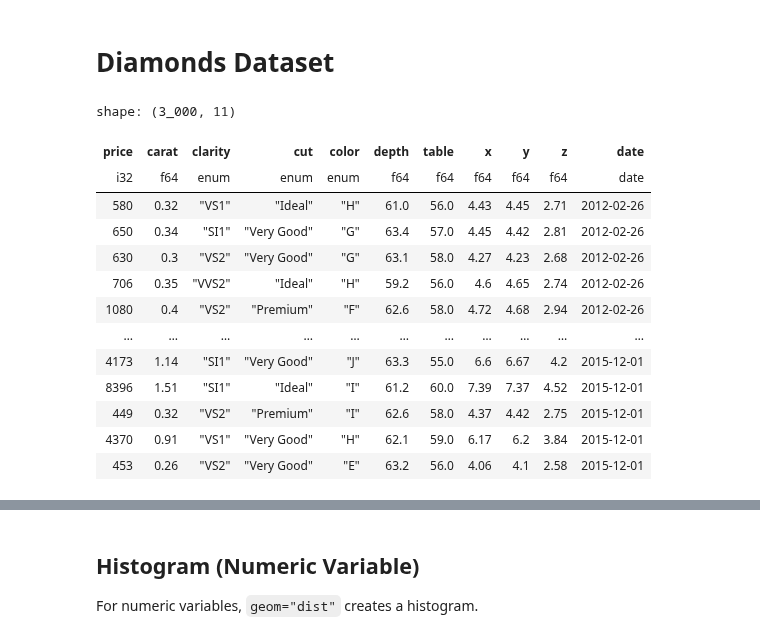
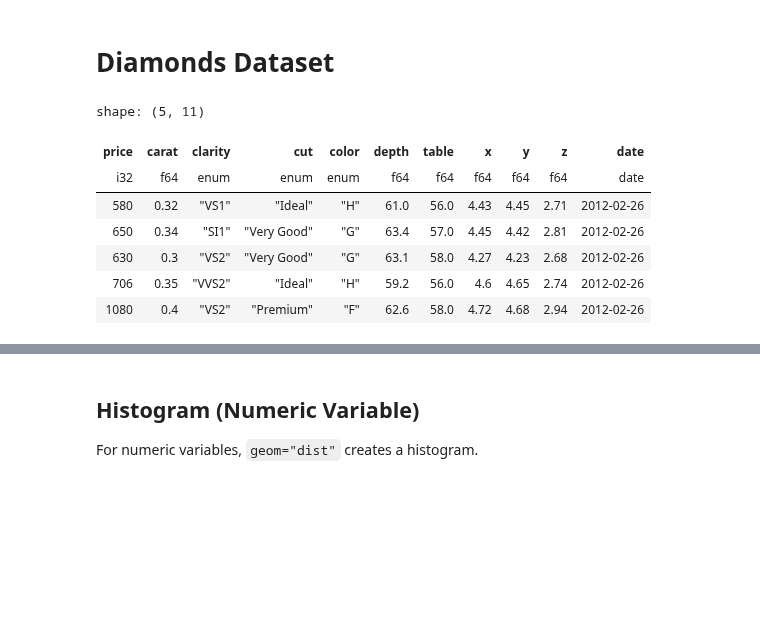
Before and after one commit to radiant-ai-hub/pyrsm, a Jupyter notebook: examples/eda/eda-visualize.ipynb, the cells around one changed output, grey strips where cells are left out. Cells and saved outputs as stored; diff of their text form; code cells hidden in the pictures; blank space fills up the shorter version.

```diff
--- a/examples/eda/eda-visualize.ipynb
+++ b/examples/eda/eda-visualize.ipynb
@@ -15,21 +15,17 @@ import pyrsm as rsm
 # %% [markdown]
 # Diamonds Dataset
 # %%
-diamonds = pl.read_parquet("https://github.com/radiant-ai-hub/pyrsm/raw/refs/heads/main/examples/data/data/diamonds.parquet")
-diamonds
+diamonds = pl.read_parquet(
+    "https://github.com/radiant-ai-hub/pyrsm/raw/refs/heads/main/examples/data/data/diamonds.parquet"
+)
+diamonds.head()
 # %% [output]
-shape: (3_000, 11)
+shape: (5, 11)
 | price | carat | clarity | cut | color | depth | table | x | y | z | date |
 | i32 | f64 | enum | enum | enum | f64 | f64 | f64 | f64 | f64 | date |
 | 580 | 0.32 | "VS1" | "Ideal" | "H" | 61.0 | 56.0 | 4.43 | 4.45 | 2.71 | 2012-02-26 |
 | 650 | 0.34 | "SI1" | "Very Good" | "G" | 63.4 | 57.0 | 4.45 | 4.42 | 2.81 | 2012-02-26 |
 | 630 | 0.3 | "VS2" | "Very Good" | "G" | 63.1 | 58.0 | 4.27 | 4.23 | 2.68 | 2012-02-26 |
 | 706 | 0.35 | "VVS2" | "Ideal" | "H" | 59.2 | 56.0 | 4.6 | 4.65 | 2.74 | 2012-02-26 |
 | 1080 | 0.4 | "VS2" | "Premium" | "F" | 62.6 | 58.0 | 4.72 | 4.68 | 2.94 | 2012-02-26 |
-| … | … | … | … | … | … | … | … | … | … | … |
-| 4173 | 1.14 | "SI1" | "Very Good" | "J" | 63.3 | 55.0 | 6.6 | 6.67 | 4.2 | 2015-12-01 |
-| 8396 | 1.51 | "SI1" | "Ideal" | "I" | 61.2 | 60.0 | 7.39 | 7.37 | 4.52 | 2015-12-01 |
-| 449 | 0.32 | "VS2" | "Premium" | "I" | 62.6 | 58.0 | 4.37 | 4.42 | 2.75 | 2015-12-01 |
-| 4370 | 0.91 | "VS1" | "Very Good" | "H" | 62.1 | 59.0 | 6.17 | 6.2 | 3.84 | 2015-12-01 |
-| 453 | 0.26 | "VS2" | "Very Good" | "E" | 63.2 | 56.0 | 4.06 | 4.1 | 2.58 | 2015-12-01 |
 # %%
```
Also changed, not shown: parts of 4 cells of this notebook, 3 other files.
